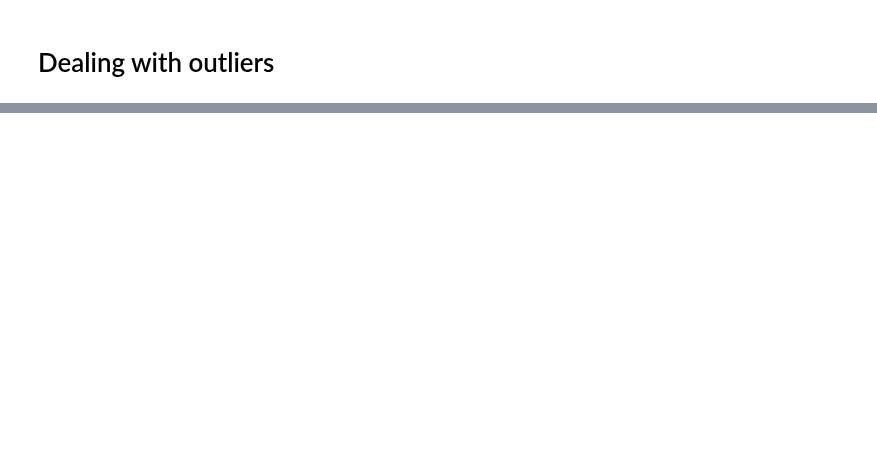
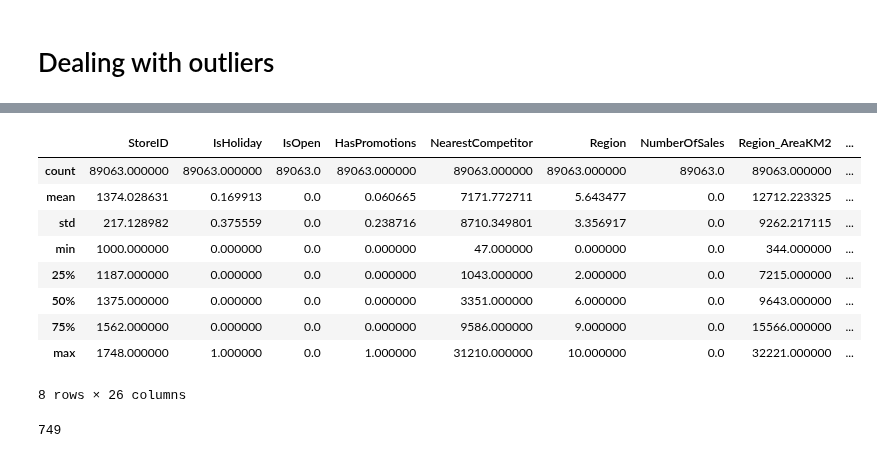
Before and after one commit to Trik17/DMTM_2018, a Jupyter notebook: Polimi Competition/BellaCopia-Copy1_AltroPreProcessing.ipynb, the cells around one changed output, grey strips where cells are left out. Drawn from its saved outputs; the diff is of its cells as text; code cells hidden in the pictures; blank space fills up the shorter version.

```diff
--- a/Polimi Competition/BellaCopia-Copy1_AltroPreProcessing.ipynb
+++ b/Polimi Competition/BellaCopia-Copy1_AltroPreProcessing.ipynb
@@ -333,3 +435,24 @@ sales.loc[sales[x]>temp,x]=temp
 #sales[x].quantile(.01)
 # %%
 #sales[x].quantile(.95)
+# %%
+temp1=sales[sales['IsOpen']==0]
+temp1.describe()
+# %% [output]
+|  | StoreID | IsHoliday | IsOpen | HasPromotions | NearestCompetitor | Region | NumberOfSales | Region_AreaKM2 | ... |
+| count | 89063.000000 | 89063.000000 | 89063.0 | 89063.000000 | 89063.000000 | 89063.000000 | 89063.0 | 89063.000000 | ... |
+| mean | 1374.028631 | 0.169913 | 0.0 | 0.060665 | 7171.772711 | 5.643477 | 0.0 | 12712.223325 | ... |
+| std | 217.128982 | 0.375559 | 0.0 | 0.238716 | 8710.349801 | 3.356917 | 0.0 | 9262.217115 | ... |
+| min | 1000.000000 | 0.000000 | 0.0 | 0.000000 | 47.000000 | 0.000000 | 0.0 | 344.000000 | ... |
+| 25% | 1187.000000 | 0.000000 | 0.0 | 0.000000 | 1043.000000 | 2.000000 | 0.0 | 7215.000000 | ... |
+| 50% | 1375.000000 | 0.000000 | 0.0 | 0.000000 | 3351.000000 | 6.000000 | 0.0 | 9643.000000 | ... |
+| 75% | 1562.000000 | 0.000000 | 0.0 | 0.000000 | 9586.000000 | 9.000000 | 0.0 | 15566.000000 | ... |
+| max | 1748.000000 | 1.000000 | 0.0 | 1.000000 | 31210.000000 | 10.000000 | 0.0 | 32221.000000 | ... |
+8 rows × 26 columns
+# %%
+stores = [store for store in sales["StoreID"]]
+stores.sort()
+stores = list(set(stores))
+len(stores) #How many distinct stores we have.
+# %% [output]
+749
```
Also changed, not shown: parts of 24 cells of this notebook.
